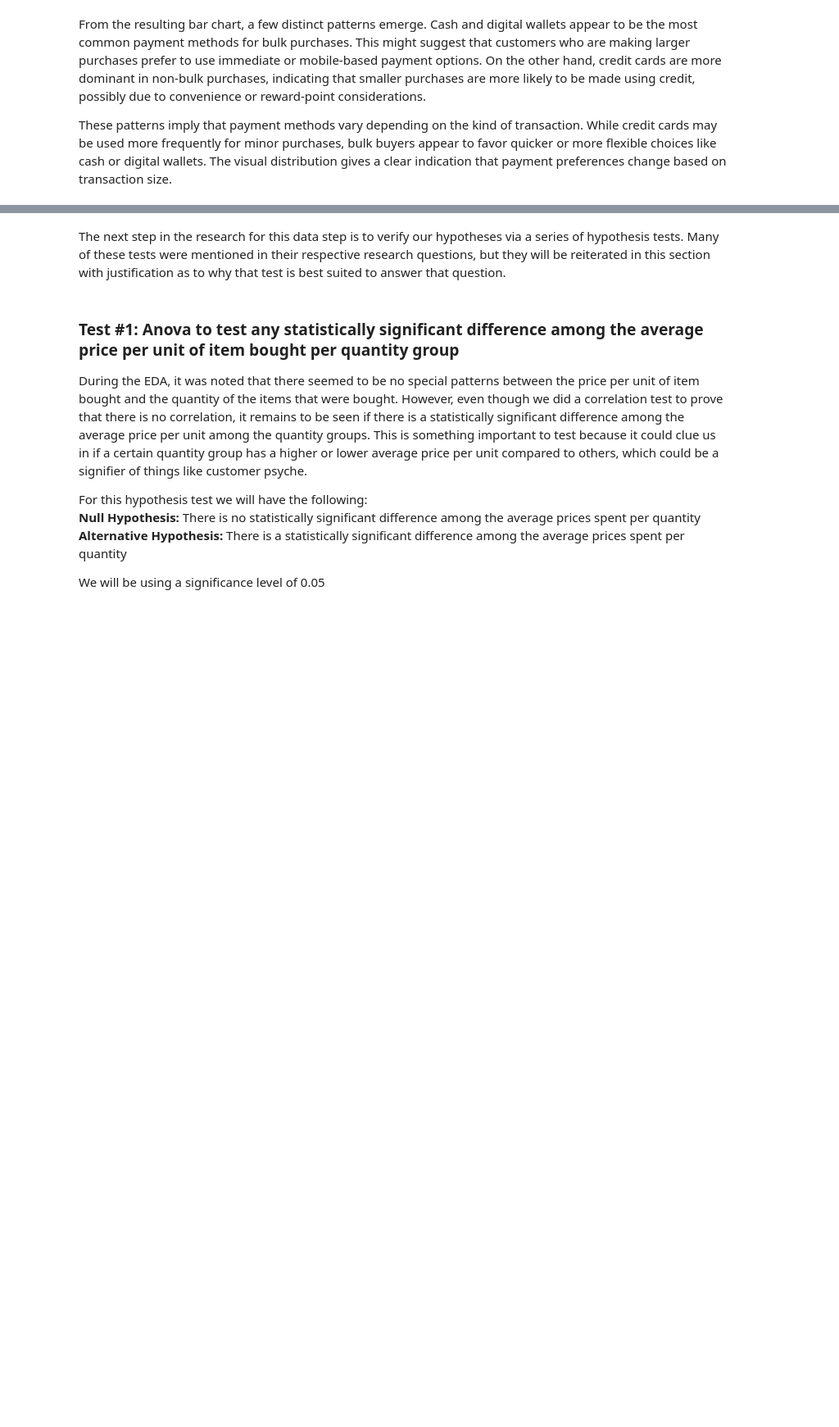
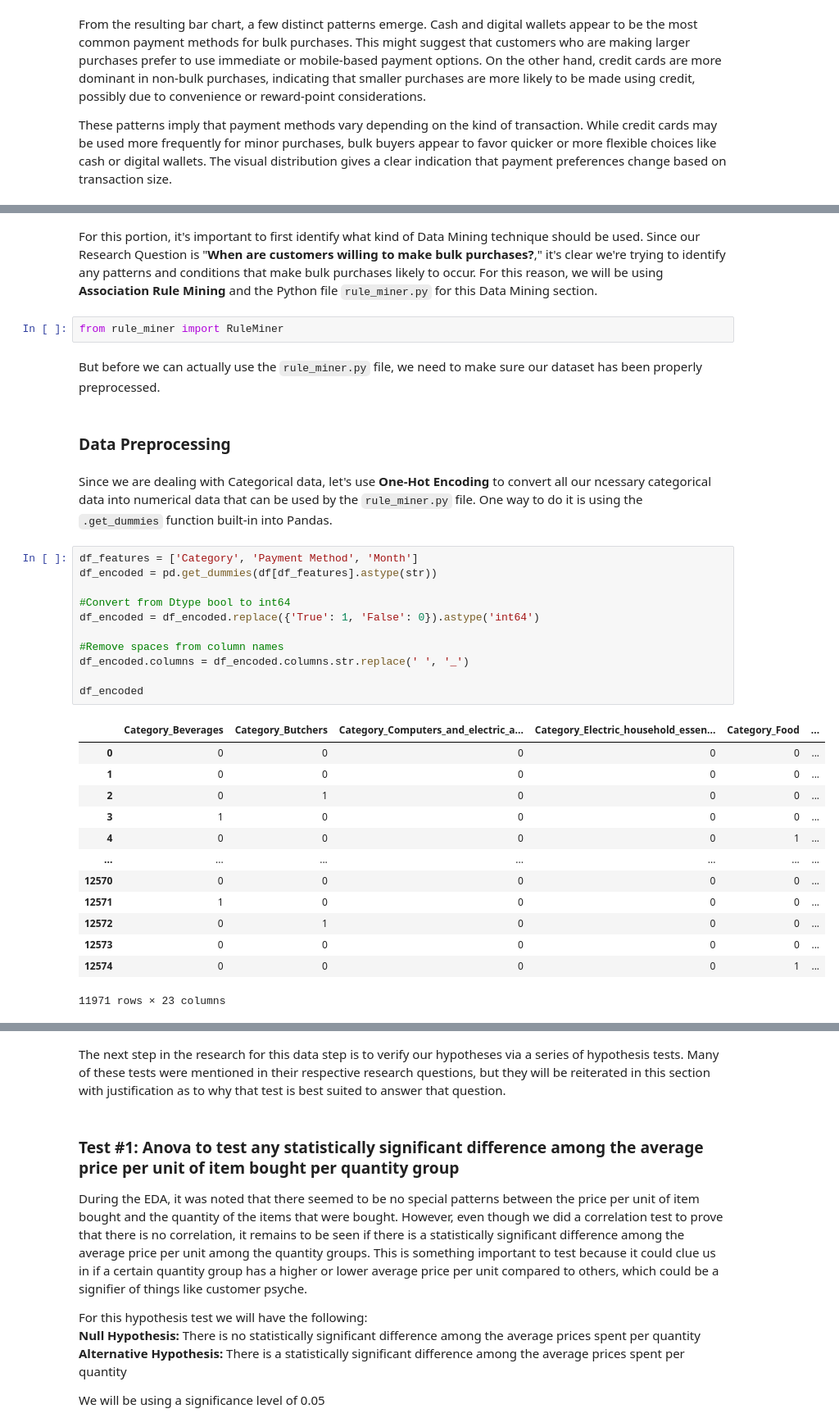
Before and after one commit to Shoufou/CSMODEL-MCO, a Jupyter notebook: CSMODEL CITIZENS - MCO1.ipynb, the cells around one changed output, grey strips where cells are left out. Shown: that part at 82% size. Saved outputs shown, nothing was run; the diff lists cells and outputs as text; blank space fills up the shorter version.

Commit message:
Added Data Mining

```diff
--- a/CSMODEL CITIZENS - MCO1.ipynb
+++ b/CSMODEL CITIZENS - MCO1.ipynb
@@ -667,0 +662,35 @@ Overall, our study reveals a number of behavioral patterns that might guide reta
+# %% [markdown]
+For this portion, it's important to first identify what kind of Data Mining technique should be used. Since our Research Question is "<b>When are customers willing to make bulk purchases?</b>," it's clear we're trying to identify any patterns and conditions that make bulk purchases likely to occur. For this reason, we will be using <b>Association Rule Mining</b> and the Python file `rule_miner.py` for this Data Mining section.
+# %%
+from rule_miner import RuleMiner
+# %% [markdown]
+But before we can actually use the `rule_miner.py` file, we need to make sure our dataset has been properly preprocessed.
+# %% [markdown]
+### Data Preprocessing
+# %% [markdown]
+Since we are dealing with Categorical data, let's use <b>One-Hot Encoding</b> to convert all our ncessary categorical data into numerical data that can be used by the `rule_miner.py` file. One way to do it is using the `.get_dummies` function built-in into Pandas.
+# %%
+df_features = ['Category', 'Payment Method', 'Month']
+df_encoded = pd.get_dummies(df[df_features].astype(str))
+
+#Convert from Dtype bool to int64
+df_encoded = df_encoded.replace({'True': 1, 'False': 0}).astype('int64')
+
+#Remove spaces from column names
+df_encoded.columns = df_encoded.columns.str.replace(' ', '_')
+
+df_encoded
+# %% [output]
+|  | Category_Beverages | Category_Butchers | Category_Computers_and_electric_a... | Category_Electric_household_essen... | Category_Food | ... |
+| 0 | 0 | 0 | 0 | 0 | 0 | ... |
+| 1 | 0 | 0 | 0 | 0 | 0 | ... |
+| 2 | 0 | 1 | 0 | 0 | 0 | ... |
+| 3 | 1 | 0 | 0 | 0 | 0 | ... |
+| 4 | 0 | 0 | 0 | 0 | 1 | ... |
+| ... | ... | ... | ... | ... | ... | ... |
+| 12570 | 0 | 0 | 0 | 0 | 0 | ... |
+| 12571 | 1 | 0 | 0 | 0 | 0 | ... |
+| 12572 | 0 | 1 | 0 | 0 | 0 | ... |
+| 12573 | 0 | 0 | 0 | 0 | 0 | ... |
+| 12574 | 0 | 0 | 0 | 0 | 1 | ... |
+11971 rows × 23 columns
```
Also changed, not shown: parts of 23 cells of this notebook, 1 other file.
